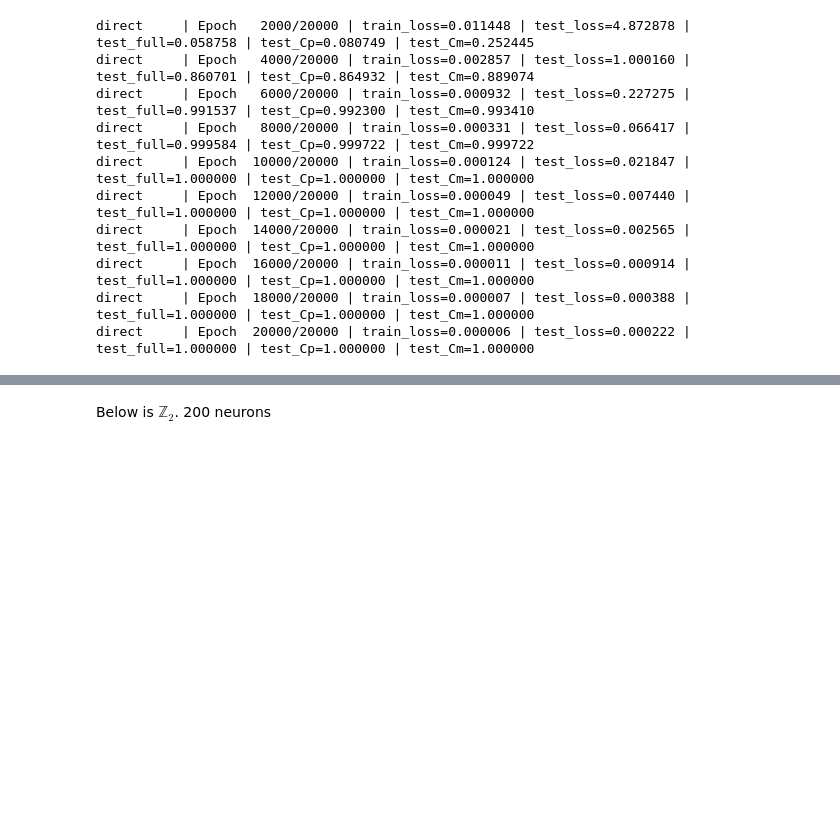
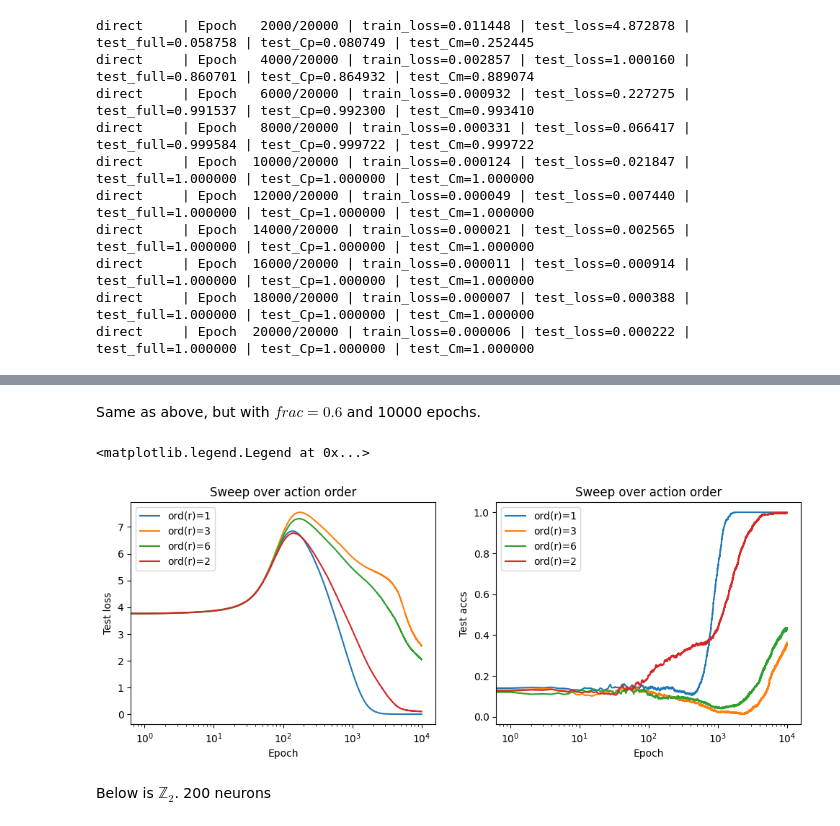
Before and after one commit to IustinS2/Grokking, a Jupyter notebook: iustin/group_ext.ipynb, the cells around one changed output, grey strips where cells are left out. Saved outputs shown, nothing was run; the diff lists cells and outputs as text; code cells hidden in the pictures; blank space fills up the shorter version.

```diff
--- a/iustin/group_ext.ipynb
+++ b/iustin/group_ext.ipynb
@@ -1066,3 +1148,34 @@ direct     | Epoch  20000/20000 | train_loss=0.000006 | test_loss=0.000222 | tes
+# %% [markdown]
+Same as above, but with $frac=0.6$ and 10000 epochs.
+# %%
+fig, axes=plt.subplots(1, 2, figsize=(12, 4))
+
+for order, res in results_by_order.items():
+    axes[0].plot(
+        res["test_losses"].detach().cpu(),
+        label=f"ord(r)={order}"
+    )
+
+axes[0].set_xscale("log")
+axes[0].set_xlabel("Epoch")
+axes[0].set_ylabel(r"Test loss")
+axes[0].set_title(r"Sweep over action order")
+axes[0].legend()
+
+for order, res in results_by_order.items():
+    axes[1].plot(
+        res["test_Cp_accs"].detach().cpu(),
+        label=f"ord(r)={order}"
+    )
+
+axes[1].set_xscale("log")
+axes[1].set_xlabel("Epoch")
+axes[1].set_ylabel(r"Test accs")
+axes[1].set_title(r"Sweep over action order")
+axes[1].legend()
+# %% [output]
+<matplotlib.legend.Legend at 0x...>
+[figure, added]
 # %% [markdown]
 Below is $\mathbb{Z}_2$. 200 neurons
 # %%
```
Also changed, not shown: parts of 6 cells of this notebook.
